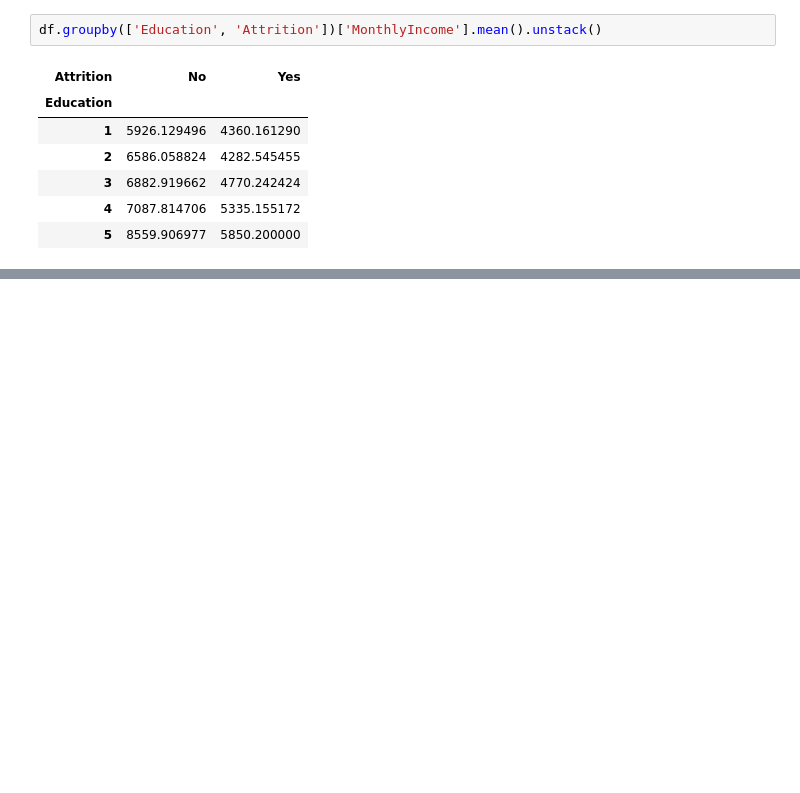
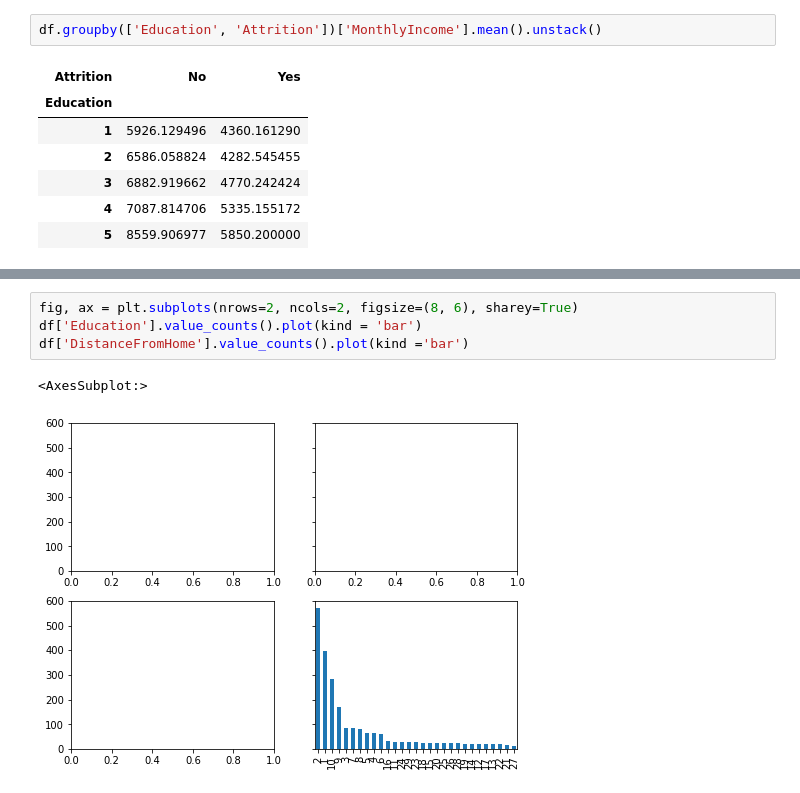
Before and after one commit to sitieneij/IBM, a Jupyter notebook: ASSIGN2-3.ipynb, the cells around one changed output, grey strips where cells are left out. Saved outputs shown, nothing was run; the diff lists cells and outputs as text; blank space fills up the shorter version.

```diff
--- a/ASSIGN2-3.ipynb
+++ b/ASSIGN2-3.ipynb
@@ -166,0 +153,7 @@ ax.legend()  # Add a legend.
+# %%
+fig, ax = plt.subplots(nrows=2, ncols=2, figsize=(8, 6), sharey=True)
+df['Education'].value_counts().plot(kind = 'bar')
+df['DistanceFromHome'].value_counts().plot(kind ='bar')
+# %% [output]
+<AxesSubplot:>
+[figure, added]
```
Also changed, not shown: parts of 10 cells of this notebook, 1 other file.
